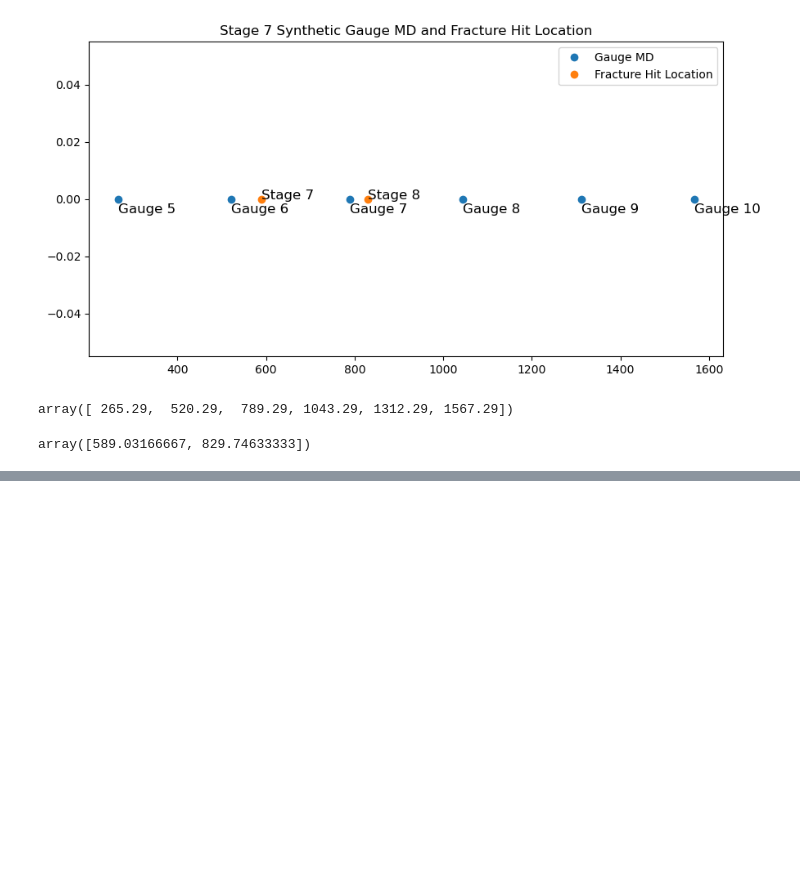
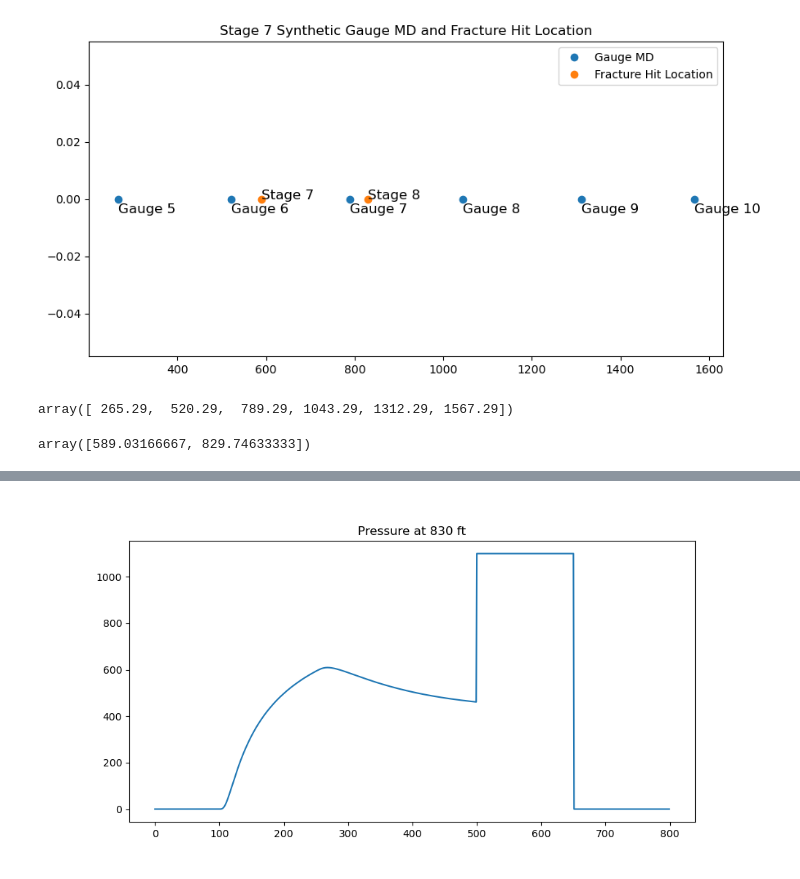
Before and after one commit to shenyaojin/well_leakage_physical_model, a Jupyter notebook: 012_physical_model_with_mariner_field_dataset.ipynb, the cells around one changed output, grey strips where cells are left out. Saved outputs shown, nothing was run; the diff lists cells and outputs as text; code cells hidden in the pictures; blank space fills up the shorter version.

```diff
--- a/012_physical_model_with_mariner_field_dataset.ipynb
+++ b/012_physical_model_with_mariner_field_dataset.ipynb
@@ -211,0 +309,9 @@ for iter in range(stg1_start, stg1_end):
+# %%
+# QC, ind = frac_hit_index[0]
+ind = frac_hit_index[1]
+plt.figure(figsize=(10, 5))
+plt.plot(u[:, ind])
+plt.title(f"Pressure at {ind} ft")
+plt.show()
+# %% [output]
+[figure, added]
```
Also changed, not shown: parts of 11 cells of this notebook.
